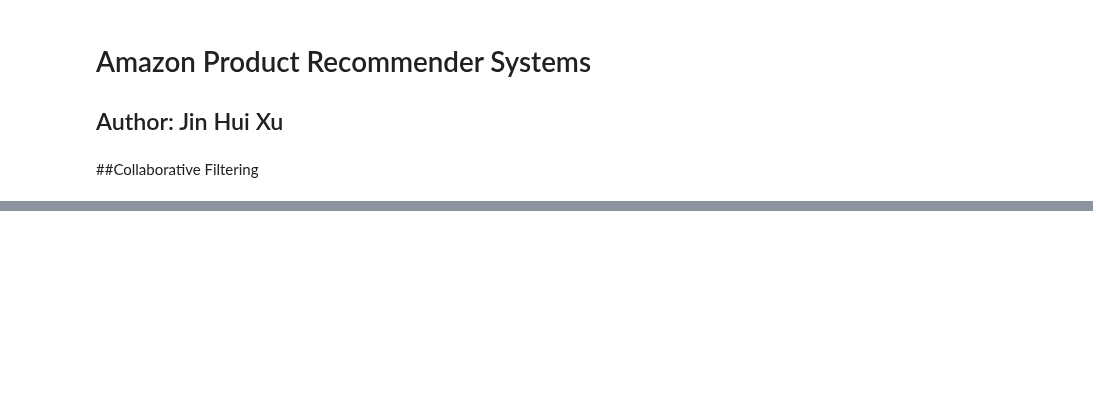
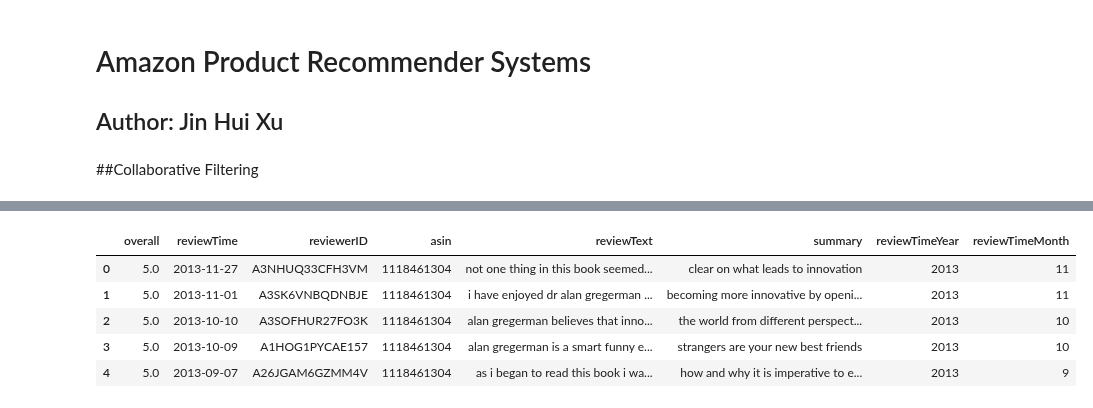
Before and after one commit to DATA-606-SPRING-2022/Jin_DATA606, a Jupyter notebook: ipynb/DATA606_Part2_CollaborativeRecommender.ipynb, the cells around one changed output, grey strips where cells are left out. Drawn from its saved outputs; the diff is of its cells as text; code cells hidden in the pictures; blank space fills up the shorter version.

```diff
--- a/ipynb/DATA606_Part2_CollaborativeRecommender.ipynb
+++ b/ipynb/DATA606_Part2_CollaborativeRecommender.ipynb
@@ -54,0 +56,11 @@ from surprise.model_selection import cross_validate
+# %%
+review_df = pd.read_csv('/content/cleaned_amazon_review.zip?raw=true', compression='zip')
+
+review_df.head()
+# %% [output]
+|  | overall | reviewTime | reviewerID | asin | reviewText | summary | reviewTimeYear | reviewTimeMonth |
+| 0 | 5.0 | 2013-11-27 | A3NHUQ33CFH3VM | 1118461304 | not one thing in this book seemed... | clear on what leads to innovation | 2013 | 11 |
+| 1 | 5.0 | 2013-11-01 | A3SK6VNBQDNBJE | 1118461304 | i have enjoyed dr alan gregerman ... | becoming more innovative by openi... | 2013 | 11 |
+| 2 | 5.0 | 2013-10-10 | A3SOFHUR27FO3K | 1118461304 | alan gregerman believes that inno... | the world from different perspect... | 2013 | 10 |
+| 3 | 5.0 | 2013-10-09 | A1HOG1PYCAE157 | 1118461304 | alan gregerman is a smart funny e... | strangers are your new best friends | 2013 | 10 |
+| 4 | 5.0 | 2013-09-07 | A26JGAM6GZMM4V | 1118461304 | as i began to read this book i wa... | how and why it is imperative to e... | 2013 | 9 |
```
Also changed, not shown: parts of 10 cells of this notebook.
